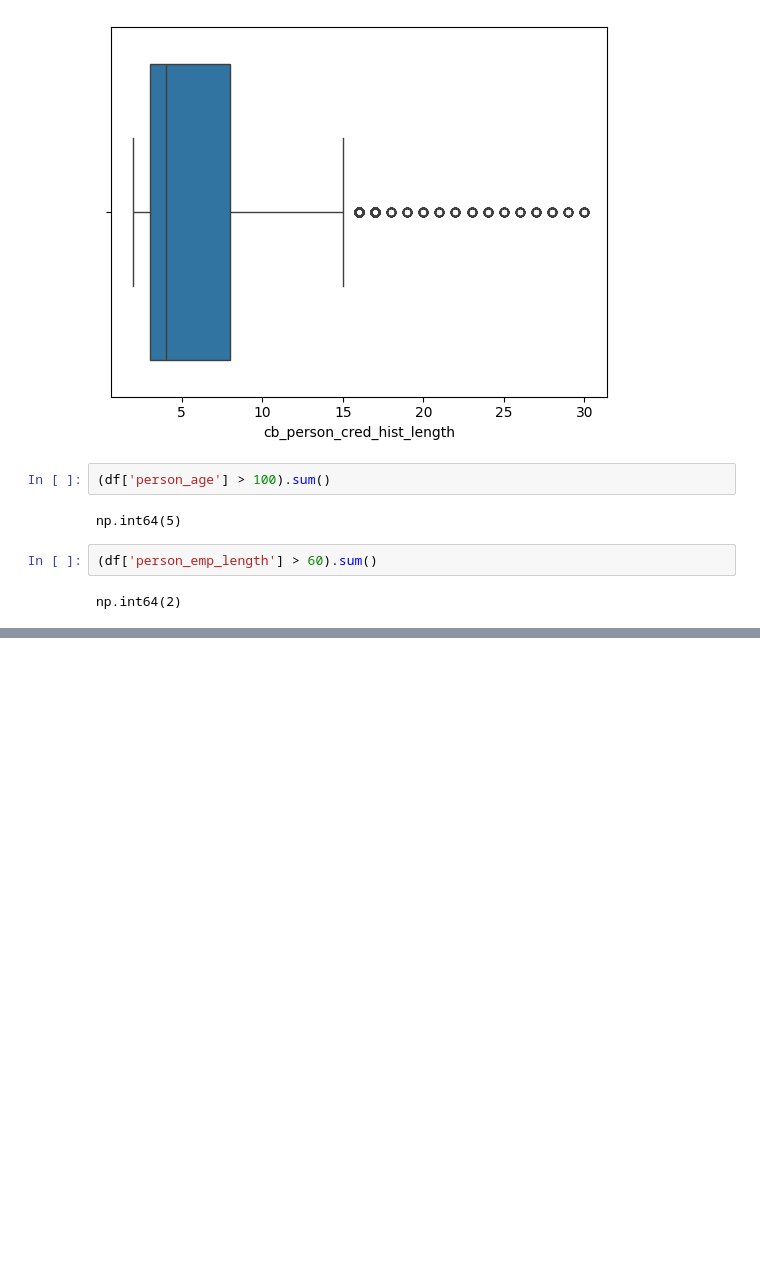
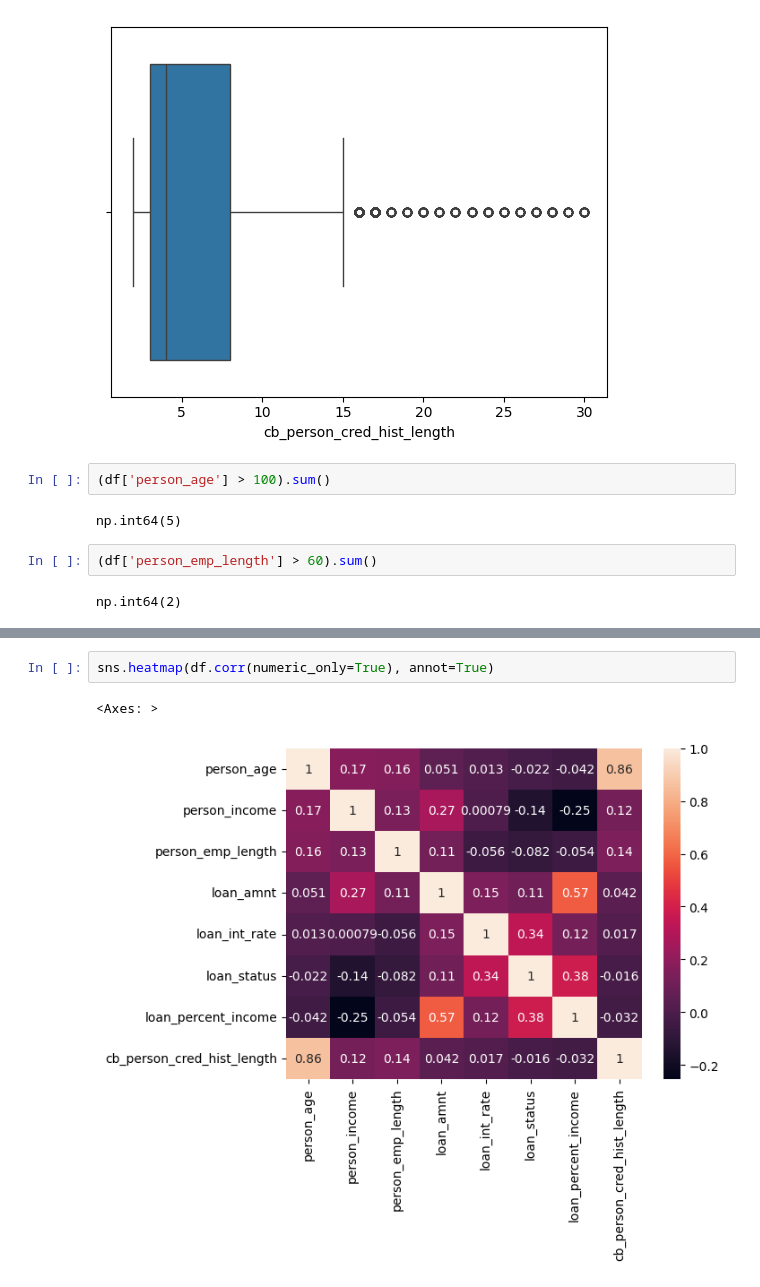
Before and after one commit to shrxshio/Credit-Risk-Assessement-using-SHAP, a Jupyter notebook: Credit_Risk.ipynb, the cells around one changed output, grey strips where cells are left out. Cells and saved outputs as stored; diff of their text form; blank space fills up the shorter version.

Commit message:
Visualizing data

```diff
--- a/Credit_Risk.ipynb
+++ b/Credit_Risk.ipynb
@@ -138,0 +143,5 @@ df.describe()
+# %%
+sns.heatmap(df.corr(numeric_only=True), annot=True)
+# %% [output]
+<Axes: >
+[figure, added]
```
Also changed, not shown: parts of 1 cell of this notebook.
